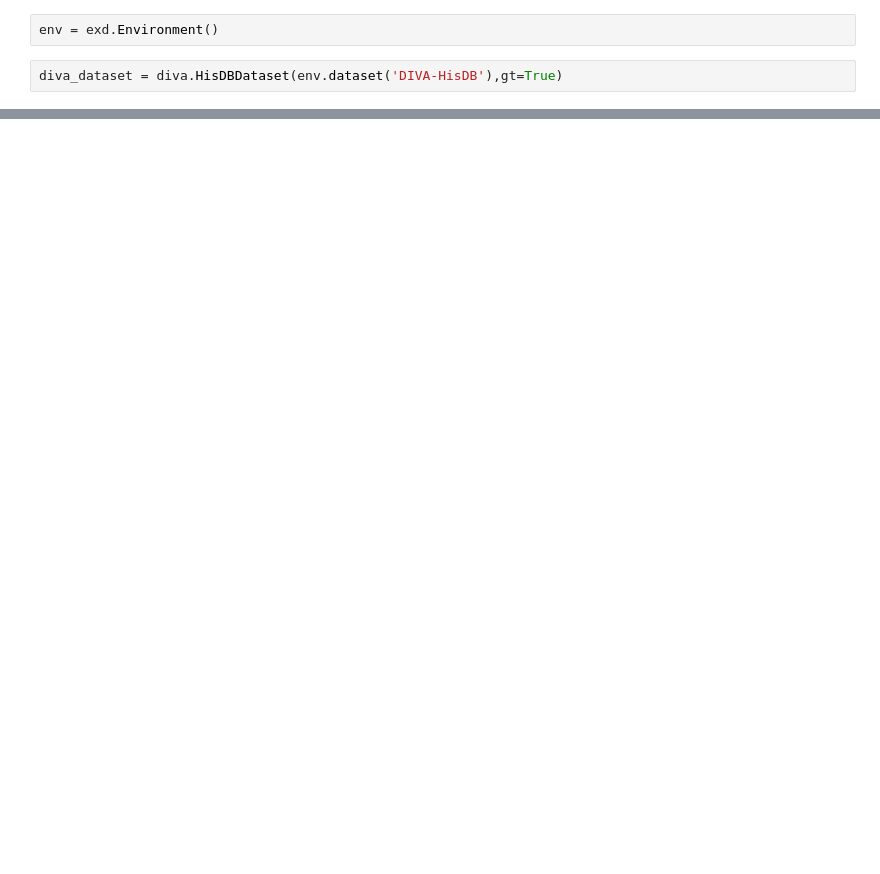
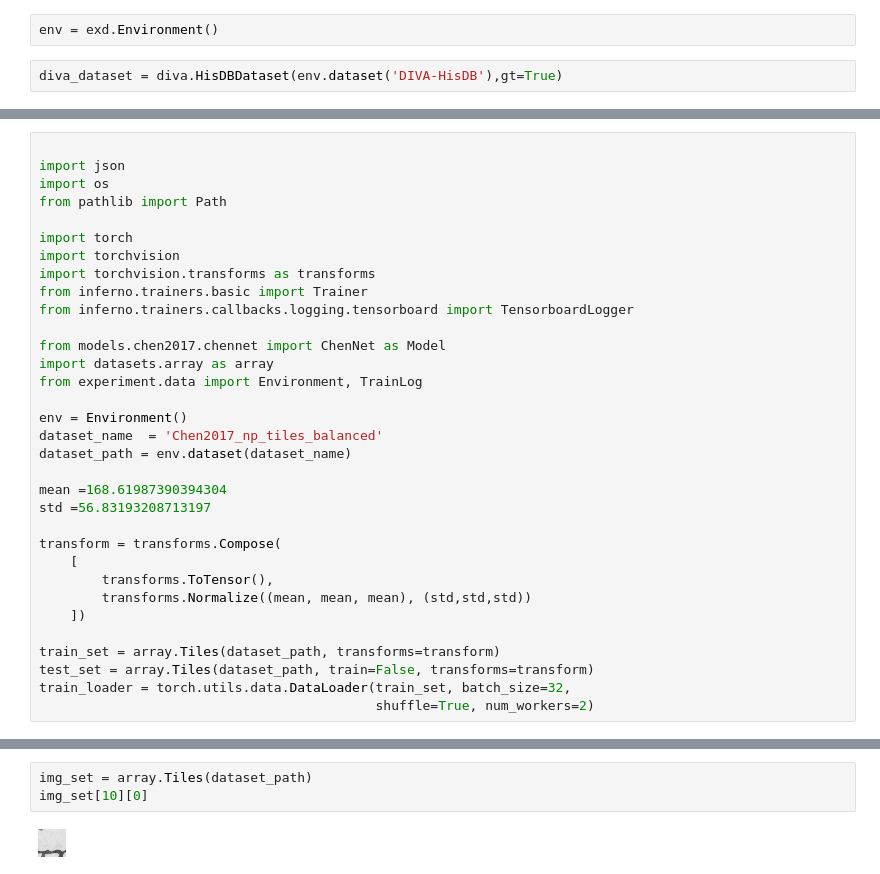
Before and after one commit to kaphka/imi-master-thesis, a Jupyter notebook: notebooks/experiments/ChenConvolutionalNeuralNetworks2017/test_pipeline.ipynb, the cells around one changed output, grey strips where cells are left out. Drawn from its saved outputs; the diff is of its cells as text; blank space fills up the shorter version.

```diff
--- a/notebooks/experiments/ChenConvolutionalNeuralNetworks2017/test_pipeline.ipynb
+++ b/notebooks/experiments/ChenConvolutionalNeuralNetworks2017/test_pipeline.ipynb
@@ -48,0 +103,33 @@ tile_data.data['x'].shape
+# %%
+
+import json
+import os
+from pathlib import Path
+
+import torch
+import torchvision
+import torchvision.transforms as transforms
+from inferno.trainers.basic import Trainer
+from inferno.trainers.callbacks.logging.tensorboard import TensorboardLogger
+
+from models.chen2017.chennet import ChenNet as Model
+import datasets.array as array
+from experiment.data import Environment, TrainLog
+
+env = Environment()
+dataset_name  = 'Chen2017_np_tiles_balanced'
+dataset_path = env.dataset(dataset_name)
+
+mean =168.61987390394304
+std =56.83193208713197
+
+transform = transforms.Compose(
+    [
+        transforms.ToTensor(),
+        transforms.Normalize((mean, mean, mean), (std,std,std))
+    ])
+
+train_set = array.Tiles(dataset_path, transforms=transform)
+test_set = array.Tiles(dataset_path, train=False, transforms=transform)
+train_loader = torch.utils.data.DataLoader(train_set, batch_size=32,
+                                           shuffle=True, num_workers=2)
@@ -48,0 +198,5 @@ tile_data.data['x'].shape
+# %%
+img_set = array.Tiles(dataset_path)
+img_set[10][0]
+# %% [output]
+[figure, added]
```
Also changed, not shown: parts of 25 cells of this notebook, 2 other files.
